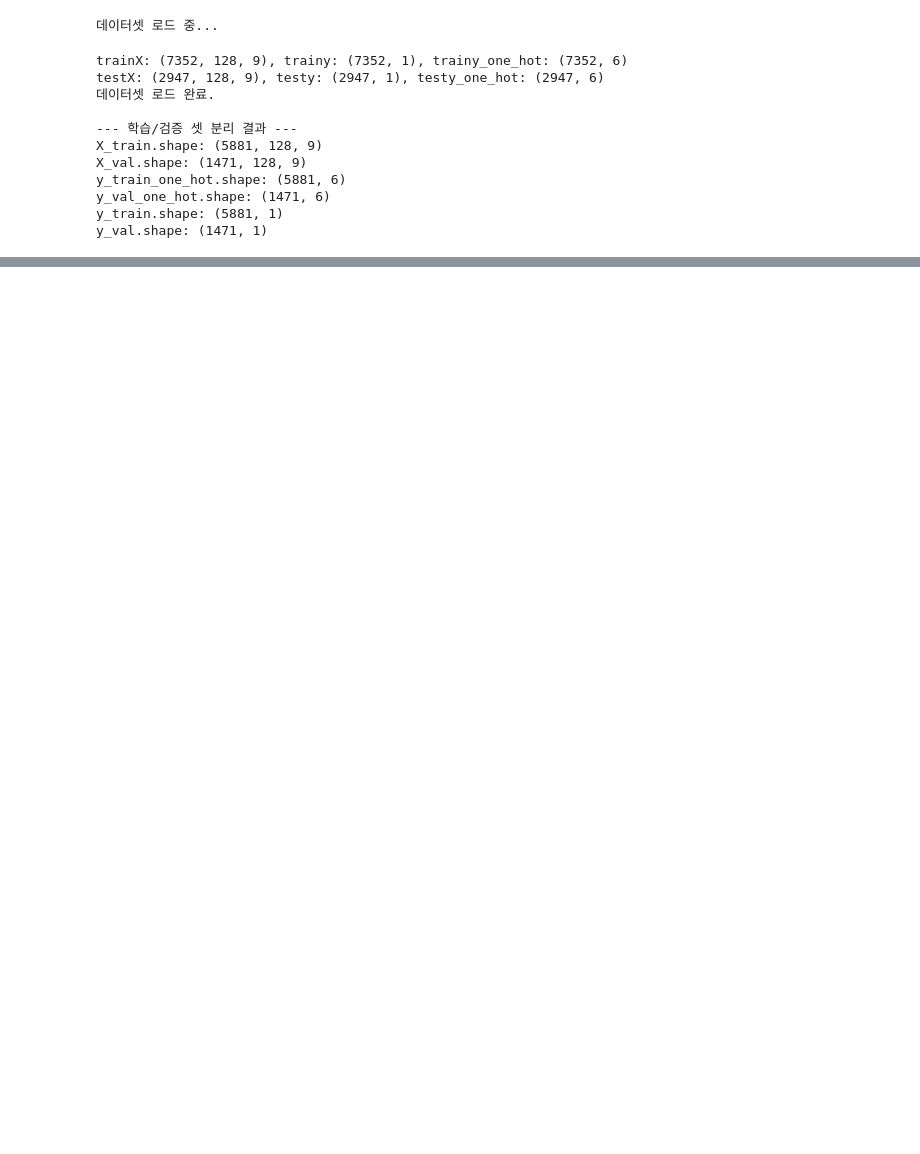
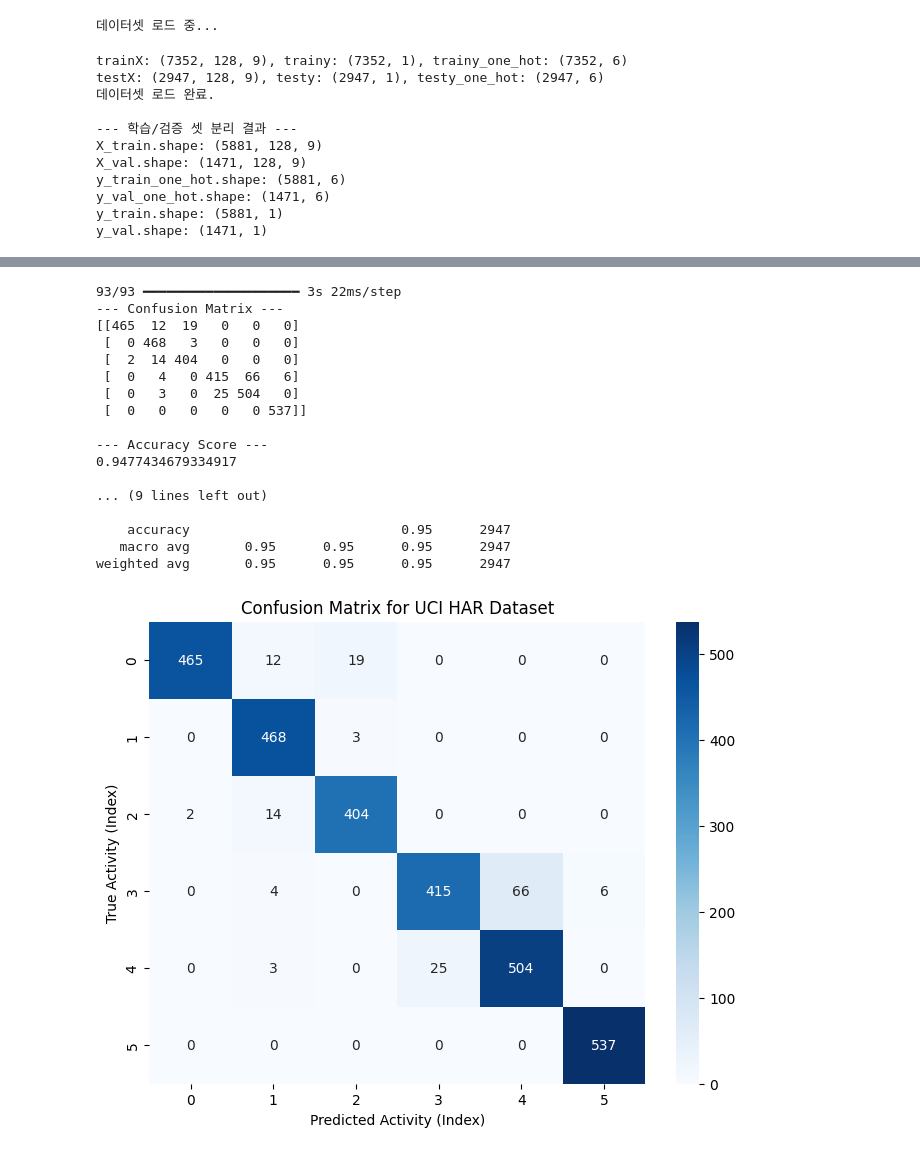
Before and after one commit to alslmini/Machine-Learning-Programming, a Jupyter notebook: 20251104실습/CNN_Smartphone.ipynb, the cells around one changed output, grey strips where cells are left out. Saved outputs shown, nothing was run; the diff lists cells and outputs as text; code cells hidden in the pictures; blank space fills up the shorter version.

```diff
--- a/20251104실습/CNN_Smartphone.ipynb
+++ b/20251104실습/CNN_Smartphone.ipynb
@@ -90,0 +258,52 @@ y_val.shape: (1471, 1)
+# %%
+from sklearn.metrics import confusion_matrix, classification_report, accuracy_score
+import numpy as np
+import seaborn as sns
+import matplotlib.pyplot as plt
+
+# --- 예측 단계 수정 (가장 중요한 부분!) ---
+# 단일 입력 모델이므로 testX 하나만 전달해야 합니다.
+pred_probs = cnn3_model.predict(testX)
+# ----------------------------------------
+
+# 확률(Probability)을 클래스 인덱스(Index)로 변환
+pred = np.argmax(pred_probs, axis=-1)
+
+# Confusion Matrix 계산
+cm = confusion_matrix(testy, pred)
+
+# 결과 출력 및 시각화
+print("--- Confusion Matrix ---")
+print(cm)
+print("\n--- Accuracy Score ---")
+print(accuracy_score(testy, pred))
+print("\n--- Classification Report ---")
+# Classification Report는 정밀도, 재현율, F1-score 등을 보여줍니다.
+print(classification_report(testy, pred))
+
+# Confusion Matrix 시각화
+plt.figure(figsize=(8, 6))
+sns.heatmap(cm, annot=True, fmt = 'd', cmap='Blues') # 정수형 카운트이므로 fmt='d'가 더 명확합니다.
+plt.title('Confusion Matrix for UCI HAR Dataset')
+plt.ylabel('True Activity (Index)')
+plt.xlabel('Predicted Activity (Index)')
+plt.show()
+# %% [output]
+93/93 ━━━━━━━━━━━━━━━━━━━━ 3s 22ms/step
+--- Confusion Matrix ---
+[[465  12  19   0   0   0]
+ [  0 468   3   0   0   0]
+ [  2  14 404   0   0   0]
+ [  0   4   0 415  66   6]
+ [  0   3   0  25 504   0]
+ [  0   0   0   0   0 537]]
+
+--- Accuracy Score ---
+0.9477434679334917
+
+... (9 lines left out)
+
+    accuracy                           0.95      2947
+   macro avg       0.95      0.95      0.95      2947
+weighted avg       0.95      0.95      0.95      2947
+[figure, added]
```
Also changed, not shown: parts of 5 cells of this notebook.
